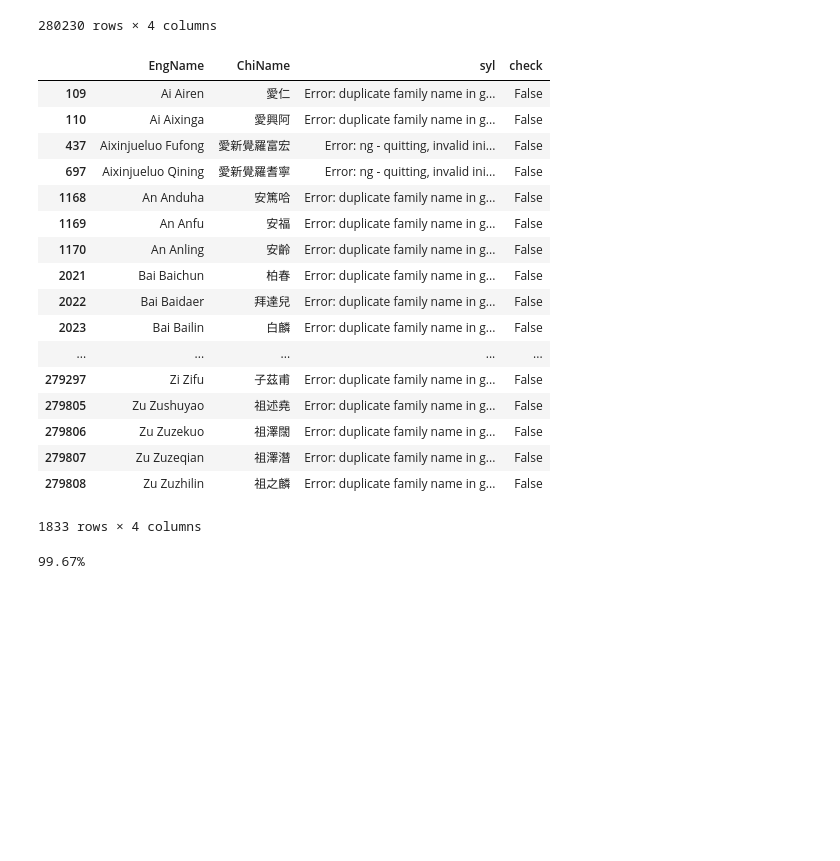
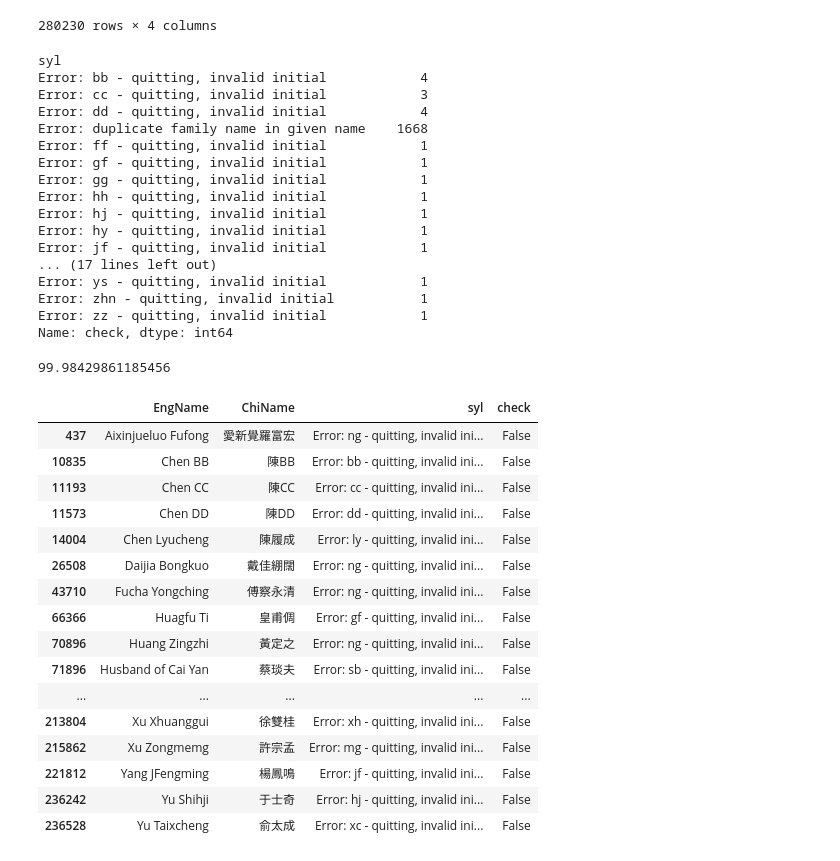
Before and after one commit to JHGFD82/ChineseSyllableCountGeneratorDraftNotes, a Jupyter notebook: Pinyin Syllable Count Generator.ipynb, the cells around one changed output. Saved outputs shown, nothing was run; the diff lists cells and outputs as text; code cells hidden in the pictures; blank space fills up the shorter version.

Commit message:
Added support for n as new initial

```diff
--- a/Pinyin Syllable Count Generator.ipynb
+++ b/Pinyin Syllable Count Generator.ipynb
@@ -241,7 +226,8 @@ def sylCount(pinyin, test=False, errorReport=False):
         # If final has already been set, regardless of current character
         elif final:
             step = 'b. ' + initial + '|' + final + n
-            if (final[-1] == 'e' and n == 'r') or (final[-1] == 'n' and n == 'g'):
+            if (final[-1] == 'e' and n == 'r' or
+                final[-1] == 'n'):
                 notes = final[-1] + n
                 if i != len(pinyin) - 1 and pinyin[i+1] != ' ':
                     newSyl = True
@@ -281,7 +267,7 @@ def sylCount(pinyin, test=False, errorReport=False):
             notes = 'init'
             if n not in vowel:
                 if initial + n not in initList:
-                    errorMsg = 'Error: ' + initial + n + ' - quitting, invalid initials'
+                    errorMsg = 'Error: ' + initial + n + ' - quitting, invalid initial'
                     if test == True: print(errorMsg)
                     if errorReport == True: return errorMsg
                     return [0]
@@ -301,9 +287,12 @@ def sylCount(pinyin, test=False, errorReport=False):
         # Processes for next syllable
         if newSyl:
             if n in vowel:
-                initial = 'ø'
+                if exFin:
+                    initial = 'n'
+                else:
+                    initial = 'ø'
+                syl += 1
                 final = n
-                syl += 1
             elif n != ' ':
                 if (exFin and pinyin[i+1] not in vowel) or n == '\'':
                     initial = ''
@@ -366,28 +355,46 @@ names[~names['check']]
 | 280229 | Zuoshi Ming | 左師名 | NaN | False |
 280230 rows × 4 columns
 # %%
-names[names['syl'].notnull()]
+names[names['syl'].notnull()].groupby('syl')['check'].agg('count')
 # %% [output]
-|  | EngName | ChiName | syl | check |
-| 109 | Ai Airen | 愛仁 | Error: duplicate family name in g... | False |
-| 110 | Ai Aixinga | 愛興阿 | Error: duplicate family name in g... | False |
-| 437 | Aixinjueluo Fufong | 愛新覺羅富宏 | Error: ng - quitting, invalid ini... | False |
-| 697 | Aixinjueluo Qining | 愛新覺羅耆寧 | Error: ng - quitting, invalid ini... | False |
-| 1168 | An Anduha | 安篤哈 | Error: duplicate family name in g... | False |
-| 1169 | An Anfu | 安福 | Error: duplicate family name in g... | False |
-| 1170 | An Anling | 安齡 | Error: duplicate family name in g... | False |
-| 2021 | Bai Baichun | 柏春 | Error: duplicate family name in g... | False |
-| 2022 | Bai Baidaer | 拜達兒 | Error: duplicate family name in g... | False |
-| 2023 | Bai Bailin | 白麟 | Error: duplicate family name in g... | False |
-| ... | ... | ... | ... | ... |
-| 279297 | Zi Zifu | 子茲甫 | Error: duplicate family name in g... | False |
-| 279805 | Zu Zushuyao | 祖述堯 | Error: duplicate family name in g... | False |
-| 279806 | Zu Zuzekuo | 祖澤闊 | Error: duplicate family name in g... | False |
-| 279807 | Zu Zuzeqian | 祖澤潛 | Error: duplicate family name in g... | False |
-| 279808 | Zu Zuzhilin | 祖之麟 | Error: duplicate family name in g... | False |
-1833 rows × 4 columns
+syl
+Error: bb - quitting, invalid initial            4
+Error: cc - quitting, invalid initial            3
+Error: dd - quitting, invalid initial            4
+Error: duplicate family name in given name    1668
+Error: ff - quitting, invalid initial            1
+Error: gf - quitting, invalid initial            1
+Error: gg - quitting, invalid initial            1
+Error: hh - quitting, invalid initial            1
+Error: hj - quitting, invalid initial            1
+Error: hy - quitting, invalid initial            1
+Error: jf - quitting, invalid initial            1
+... (17 lines left out)
+Error: ys - quitting, invalid initial            1
+Error: zhn - quitting, invalid initial           1
+Error: zz - quitting, invalid initial            1
+Name: check, dtype: int64
-# %%
-countAccuracy = (round(len(names[~names['check']][names['syl'].apply(sum) > 0][~names['ChiName'].str.contains('\(')]) / len(names) * 100, 2) - 100) * -1
-print(str(countAccuracy) + '%')
-# %% [output]
-99.67%
+# %%
+(len(names) - 44) / len(names) * 100
+# %% [output]
+99.98429861185456
+# %%
+names[names.fillna('0').syl.str.contains('initial')]
+# %% [output]
+|  | EngName | ChiName | syl | check |
+| 437 | Aixinjueluo Fufong | 愛新覺羅富宏 | Error: ng - quitting, invalid ini... | False |
+| 10835 | Chen BB | 陳BB | Error: bb - quitting, invalid ini... | False |
+| 11193 | Chen CC | 陳CC | Error: cc - quitting, invalid ini... | False |
+| 11573 | Chen DD | 陳DD | Error: dd - quitting, invalid ini... | False |
+| 14004 | Chen Lyucheng | 陳履成 | Error: ly - quitting, invalid ini... | False |
+| 26508 | Daijia Bongkuo | 戴佳綳闊 | Error: ng - quitting, invalid ini... | False |
+| 43710 | Fucha Yongching | 傅察永清 | Error: ng - quitting, invalid ini... | False |
+| 66366 | Huagfu Ti | 皇甫倜 | Error: gf - quitting, invalid ini... | False |
+| 70896 | Huang Zingzhi | 黃定之 | Error: ng - quitting, invalid ini... | False |
+| 71896 | Husband of Cai Yan | 蔡琰夫 | Error: sb - quitting, invalid ini... | False |
+| ... | ... | ... | ... | ... |
+| 213804 | Xu Xhuanggui | 徐雙桂 | Error: xh - quitting, invalid ini... | False |
+| 215862 | Xu Zongmemg | 許宗孟 | Error: mg - quitting, invalid ini... | False |
+| 221812 | Yang JFengming | 楊鳳鳴 | Error: jf - quitting, invalid ini... | False |
+| 236242 | Yu Shihji | 于士奇 | Error: hj - quitting, invalid ini... | False |
+| 236528 | Yu Taixcheng | 俞太成 | Error: xc - quitting, invalid ini... | False |
```
Also changed, not shown: parts of 3 cells of this notebook.
